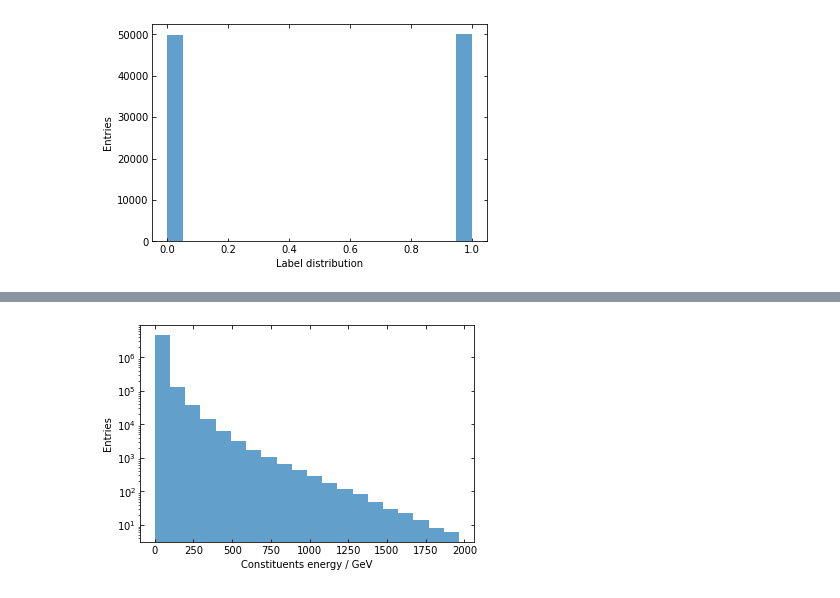
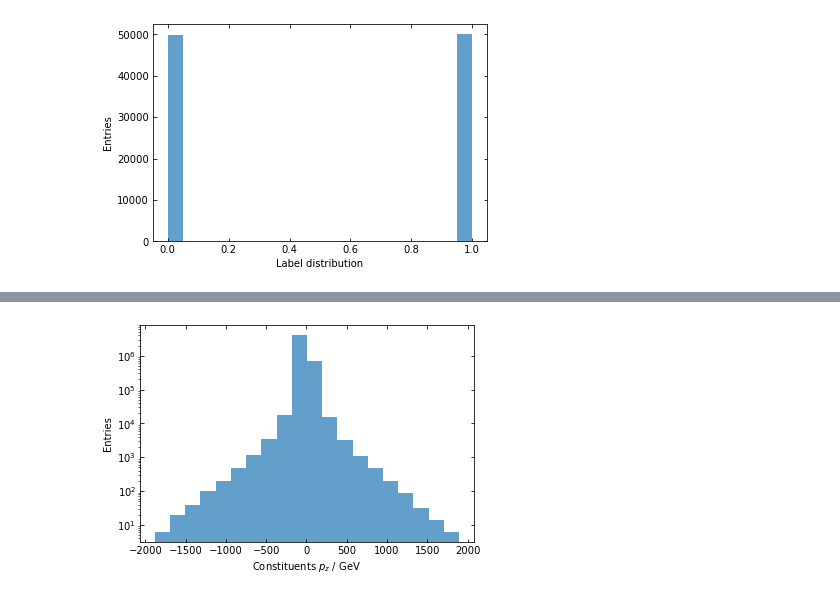
Before and after one commit to riga/cms-aws-example1, a Jupyter notebook: exercise.ipynb, the cells around one changed output, grey strips where cells are left out. Cells and saved outputs as stored; diff of their text form; code cells hidden in the pictures.

```diff
--- a/exercise.ipynb
+++ b/exercise.ipynb
@@ -237,0 +75,4 @@ Let's create a few plots to get some insights into our data.
+# %%
+# load the content of two "train" files
+vectors, labels = load_data("train", start_file=0, stop_file=2)
+vectors.shape, labels.shape
@@ -286,0 +130,6 @@ plot_hist(true_vectors[is_top, E], xlabel="True energy / GeV").show()
+# %%
+# energy distribution of all constituents
+e_c = vectors[:, :, E].flatten()
+# store a mask to remove zeros
+non_zero = e_c != 0
+plot_hist(e_c[non_zero], log=True, xlabel="Constituents energy / GeV").show()
@@ -309,8 +144,6 @@ plot_hist(n_c, xlabel="N constituents per jet").show()
 # %%
-# energy distribution of all constituents
-e_c = c_vectors[:, :, E].flatten()
-# store a mask to remove zeros
-non_zero = e_c != 0
-plot_hist(e_c[non_zero], log=True, xlabel="Constituents energy / GeV").show()
+# pz distribution of all constituents
+pz_c = vectors[:, :, PZ].flatten()
+plot_hist(pz_c[non_zero], log=True, xlabel="Constituents $p_z$ / GeV").show()
 # %% [output]
-[figure, old version]
+[figure, new version]
```
Also changed, not shown: parts of 135 cells of this notebook, 2 other files.
